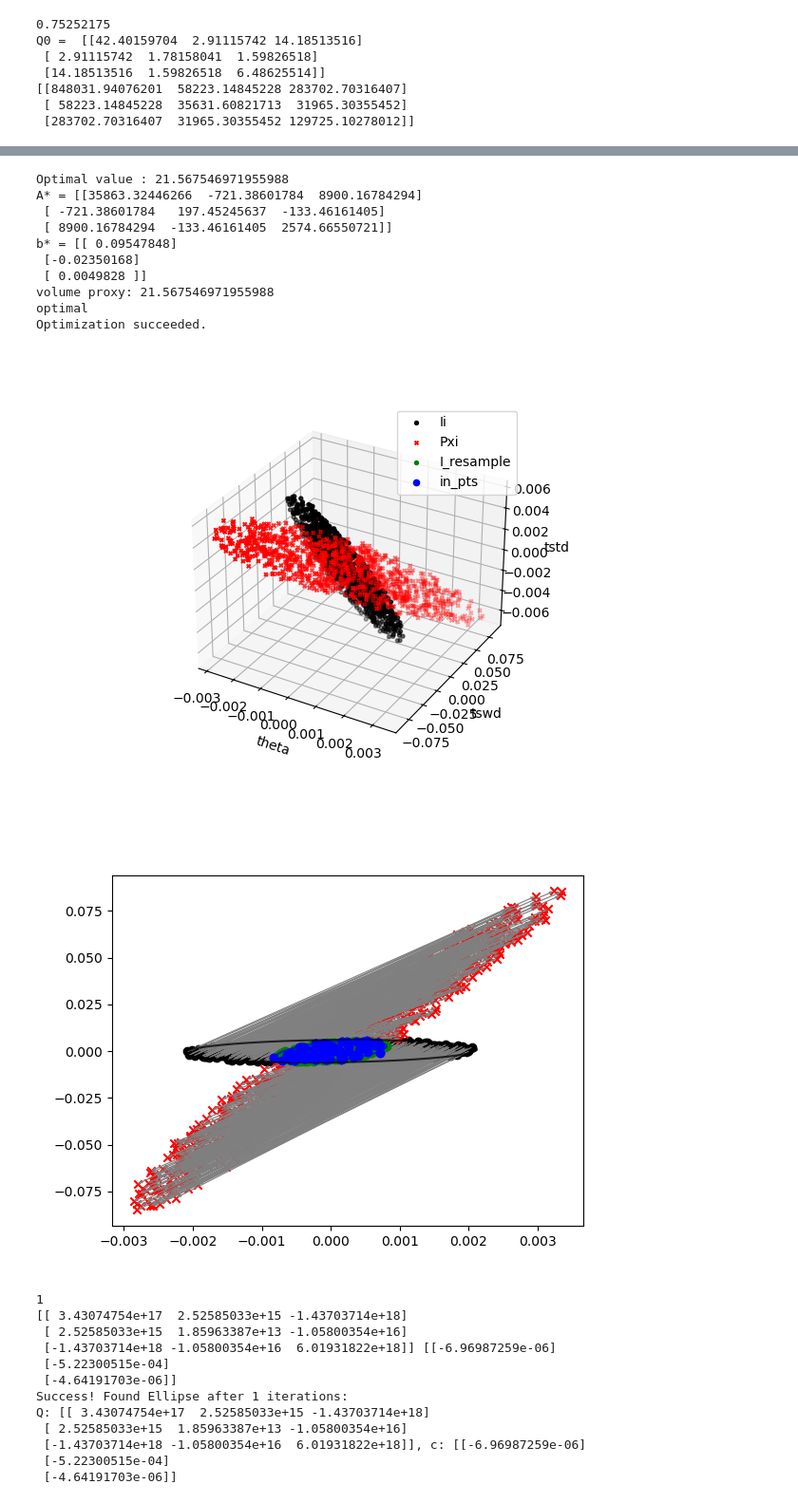
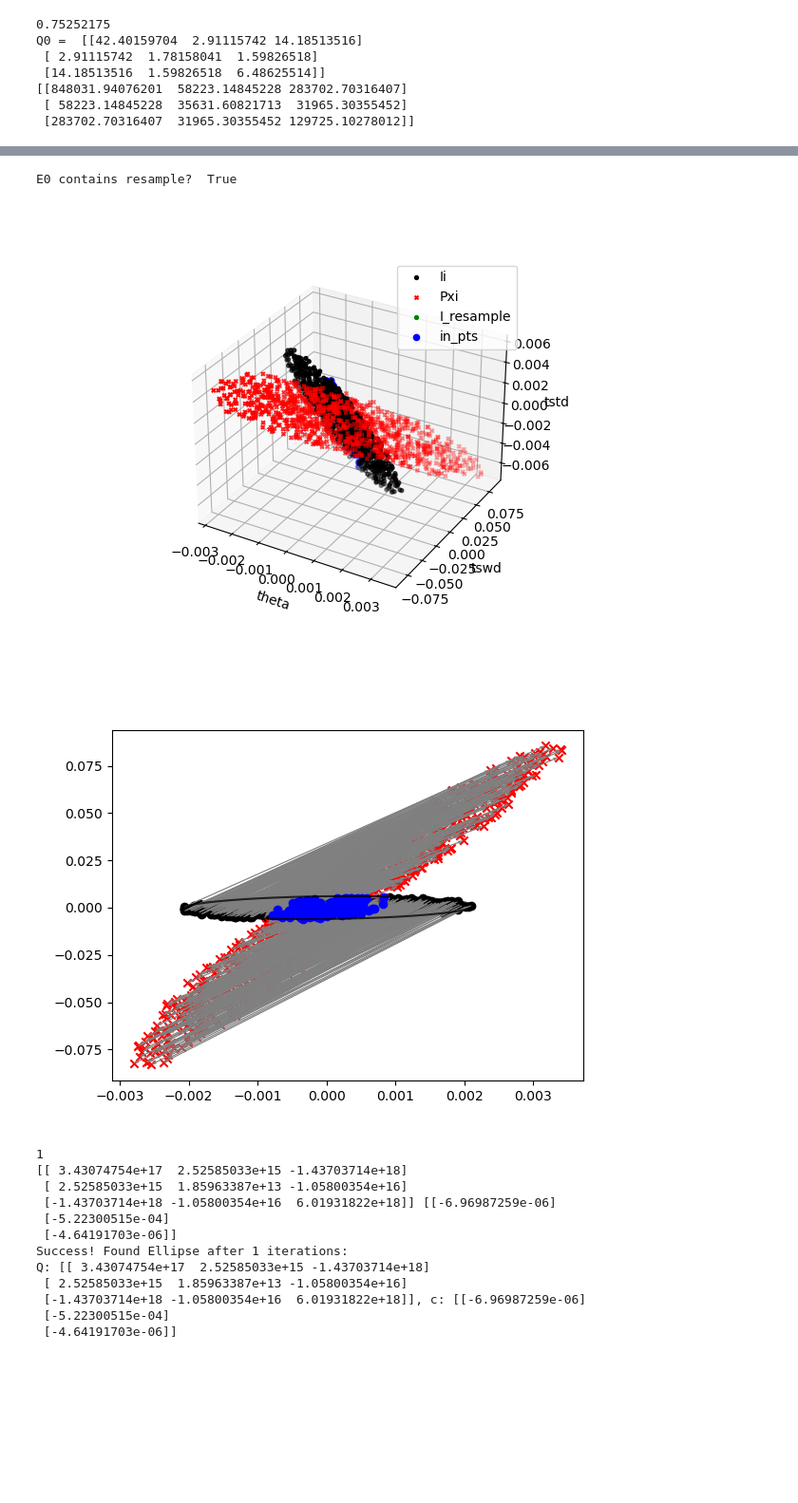
Before and after one commit to dynamicmobility/finite-step-invariance, a Jupyter notebook: IterativeAlgorithmCompassGait.ipynb, the cells around one changed output, grey strips where cells are left out. Shown at 95% size. Cells and saved outputs as stored; diff of their text form; code cells hidden in the pictures; blank space fills up the shorter version.

Commit message:
Multistep simulation plus sort of working algorithm implementation (see the Maegan script)

```diff
--- a/IterativeAlgorithmCompassGait.ipynb
+++ b/IterativeAlgorithmCompassGait.ipynb
@@ -235,21 +236,22 @@ plt.show()
 # %%
 ## Algorithm subroutines for working with Ellipsoids
-
-def reject_and_resample(Ei: Ellipsoid, I, Pxi, rescale=0.99, rescale_strategy = 'const', N_pts=1000) -> Tuple[np.ndarray, Ellipsoid, np.ndarray]:
+# TODO: Make the variable names easier to understand
+def reject_and_resample(Ei: Ellipsoid, I, Pxi, rescale=1., rescale_strategy = 'const', N_pts=1000, verbose=False) -> Tuple[np.ndarray, Ellipsoid, np.ndarray]:
     in_idx = Ei.contains_point(Pxi.T)
-    in_pts = Pxi[in_idx, :]
-    out_pts = Pxi[~in_idx, :]
+    in_pts = I[in_idx, :]
+    out_pts = I[~in_idx, :]
     Ein = Ellipsoid(Pxi.shape[1])
-    all_pts = np.vstack((in_pts, Pxi[Ei.contains_point(Pxi.T), :]))
+    all_pts = np.vstack((in_pts, Pxi[in_idx, :])) # (m x 3) where m is number of points and they are all 3-dimensional
     # all_pts = in_pts
-    if(all_pts.shape[1] == 0):
-        all_pts = Pxi
-    Ein.fit_p_ball(all_pts, 2, verbose=True)
+    # if(all_pts.shape[1] == 0):
+    #     all_pts = Pxi
+    Ein.fit_p_ball(all_pts, 2, verbose=verbose)
     if rescale_strategy == 'const':
         Ein.scale(rescale) # Enforce contraction rate
     elif rescale_strategy == 'iter':
         while any(Ein.contains_point(out_pts.T)):
             Ein.scale(rescale) # Enforce contraction rate
+    # TODO: Implement rescaling based on the smallest rejected point
 
     return sample_from(Ein, N_pts).T, Ein, all_pts
 # %%
@@ -291,6 +293,11 @@ assert Pxi.shape == (N, 3)
 # We want E_resample to tightly wrap in_pts
 # P(I_resample) should also lie within E0
 I_resample, E_resample, in_pts = reject_and_resample(E0, Ii, Pxi, rescale=0.99, rescale_strategy='iter')
+
+assert jnp.all(E0.contains_point(in_pts.T))
+assert jnp.all(E_resample.contains_point(I_resample.T))
+# assert jnp.all(E_resample.contains_point(in_pts.T))
+print("E0 contains resample? ", jnp.all(E0.contains_point(I_resample.T)))
 
 # Pin_points = P(guard_pts_to_full(in_pts).T).T
 
@@ -316,45 +323,36 @@ ax1.scatter(in_pts[:, 0], in_pts[:, 1], c='blue', marker='o', label='in_pts')
 plot_projection(E0.Q, E0.c.flatten(), 1, ax1, color = 'black', diml = inds[0], dimh=inds[1])
 plot_projection(E_resample.Q, E_resample.c.flatten(), 1, ax1, color = 'blue', diml = inds[0], dimh=inds[1])
 
 fig2 = plt.figure()
 fig2.clf()
 ax2 = fig2.add_subplot(111, projection='3d')
 
 ax2.scatter(Ii[:, 0], Ii[:, 1], Ii[:, 2], c='black', marker='o', s=8, label='Ii')
 ax2.scatter(Pxi[:, 0], Pxi[:, 1], Pxi[:, 2], c='red', marker='x', s=8, label='Pxi')
 ax2.scatter(I_resample[:, 0], I_resample[:, 1], I_resample[:, 2], c='green', marker='o', s=8, label='I_resample')
 ax2.scatter(in_pts[:, 0], in_pts[:, 1], in_pts[:, 2], c='blue', marker='o', label='in_pts')
 
 ax2.set_xlabel('theta')
 ax2.set_ylabel('tswd')
 ax2.set_zlabel('tstd')
 ax2.legend()
 plt.show()
 
 # ax2.scatter(Ii_guard[1, :], Ii_guard[2, :], c='black', marker='o')
 # ax2.scatter(Pxi_guard[1, :], Pxi_guard[2, :], c='black', marker='x')
 # ax2.scatter(I_resample[1, :], I_resample[2, :], c='green', marker='o')
 # ax2.scatter(in_pts[1, :], in_pts[2, :], c='blue', marker='o')
 # plot_ellipse(E0.Q, E0.c.flatten(), 1, ax2, diml=1, dimh=2, color = 'blue')
 # plot_ellipse(E_resample.Q, E_resample.c.flatten(), 1, ax2, diml=1, dimh=2, color = 'green')
 
 # print(E0.Q)
 # print(E0.c)
 # print(E_resample.Q)
 # print(E_resample.c)
 # %% [output]
-Optimal value : 21.567546971955988
-A* = [[35863.32446266  -721.38601784  8900.16784294]
- [ -721.38601784   197.45245637  -133.46161405]
- [ 8900.16784294  -133.46161405  2574.66550721]]
-b* = [[ 0.09547848]
- [-0.02350168]
- [ 0.0049828 ]]
-volume proxy: 21.567546971955988
-optimal
-Optimization succeeded.
+E0 contains resample?  True
-[figure, old version]
+[figure, new version]
-[figure, old version]
+[figure, new version]
 # %%
 # E0 = Ellipsoid(3)
 # E0.fit_p_ball(guard_pts, 2)
```
Also changed, not shown: parts of 3 cells of this notebook, 3 other files.
